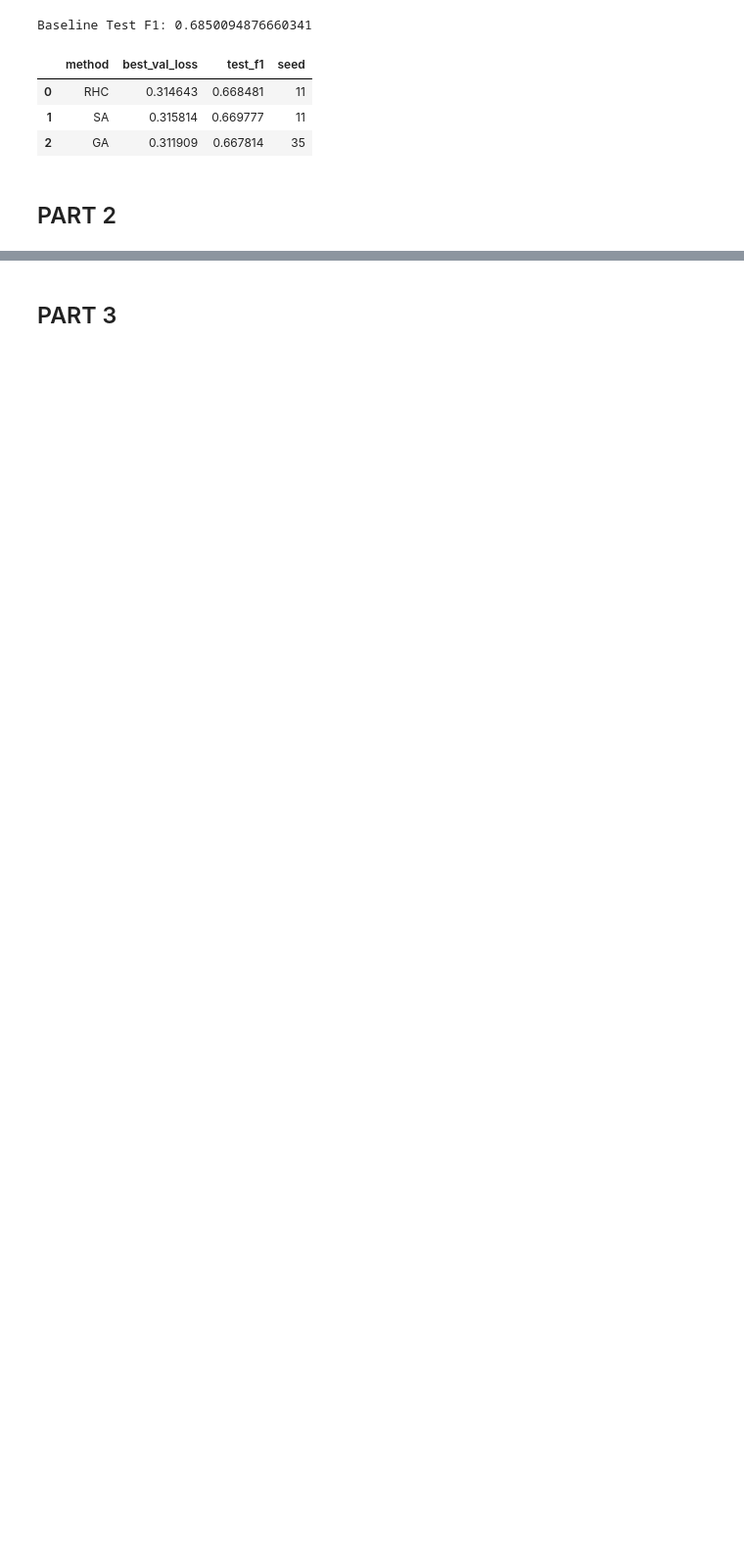
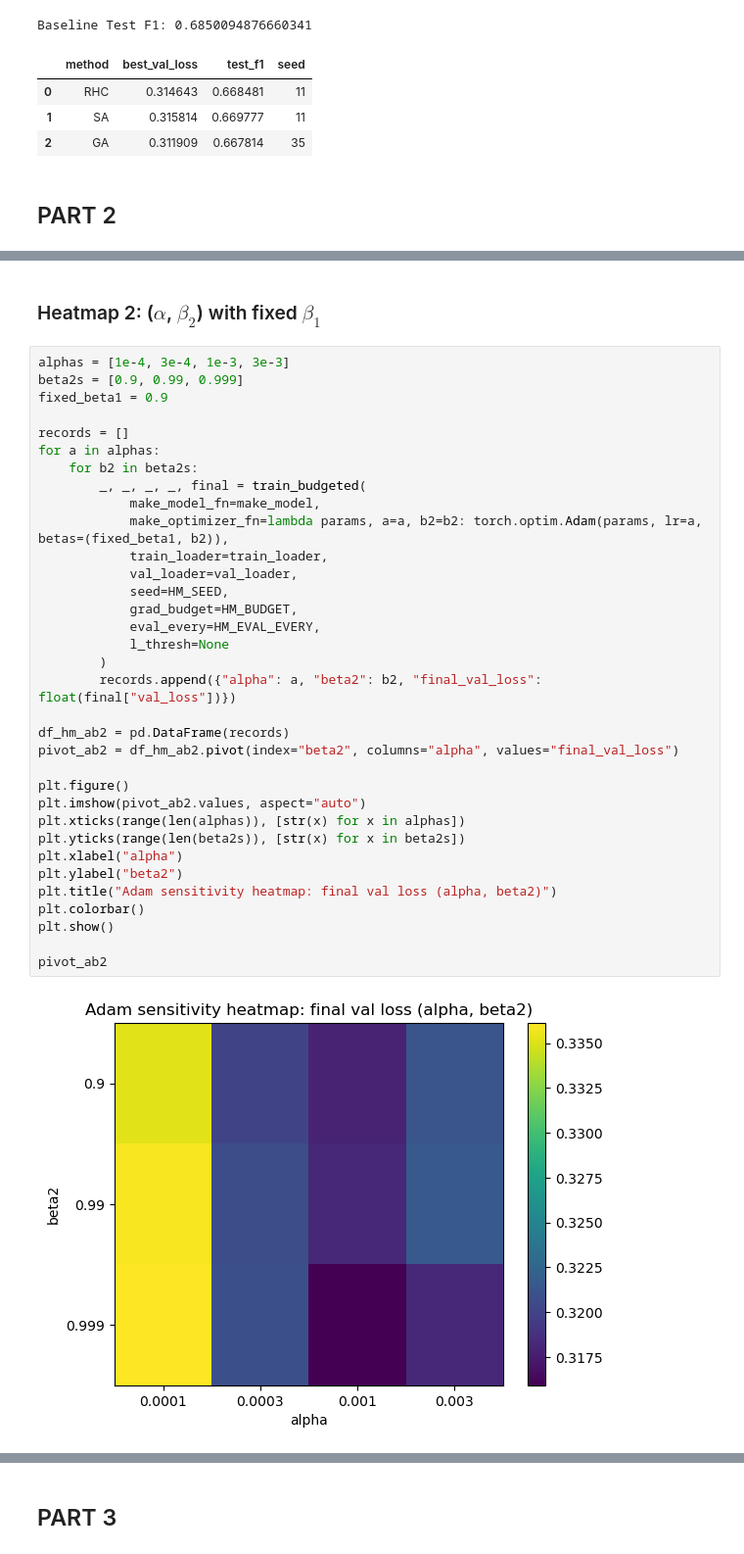
Before and after one commit to lcazorla/cs7641-optimization-uncertainty-learning, a Jupyter notebook: notebooks/analysis_adults.ipynb, the cells around one changed output, grey strips where cells are left out. Shown at 98% size. Drawn from its saved outputs; the diff is of its cells as text; blank space fills up the shorter version.

```diff
--- a/notebooks/analysis_adults.ipynb
+++ b/notebooks/analysis_adults.ipynb
@@ -697,0 +1009,38 @@ Baseline Test F1: 0.6850094876660341
+# %% [markdown]
+### Heatmap 2: ($\alpha$, $\beta_2$) with fixed $\beta_1$
+# %%
+alphas = [1e-4, 3e-4, 1e-3, 3e-3]
+beta2s = [0.9, 0.99, 0.999]
+fixed_beta1 = 0.9
+
+records = []
+for a in alphas:
+    for b2 in beta2s:
+        _, _, _, _, final = train_budgeted(
+            make_model_fn=make_model,
+            make_optimizer_fn=lambda params, a=a, b2=b2: torch.optim.Adam(params, lr=a, betas=(fixed_beta1, b2)),
+            train_loader=train_loader,
+            val_loader=val_loader,
+            seed=HM_SEED,
+            grad_budget=HM_BUDGET,
+            eval_every=HM_EVAL_EVERY,
+            l_thresh=None
+        )
+        records.append({"alpha": a, "beta2": b2, "final_val_loss": float(final["val_loss"])})
+
+df_hm_ab2 = pd.DataFrame(records)
+pivot_ab2 = df_hm_ab2.pivot(index="beta2", columns="alpha", values="final_val_loss")
+
+plt.figure()
+plt.imshow(pivot_ab2.values, aspect="auto")
+plt.xticks(range(len(alphas)), [str(x) for x in alphas])
+plt.yticks(range(len(beta2s)), [str(x) for x in beta2s])
+plt.xlabel("alpha")
+plt.ylabel("beta2")
+plt.title("Adam sensitivity heatmap: final val loss (alpha, beta2)")
+plt.colorbar()
+plt.show()
+
+pivot_ab2
+# %% [output]
+[figure, added]
```
Also changed, not shown: parts of 10 cells of this notebook.
